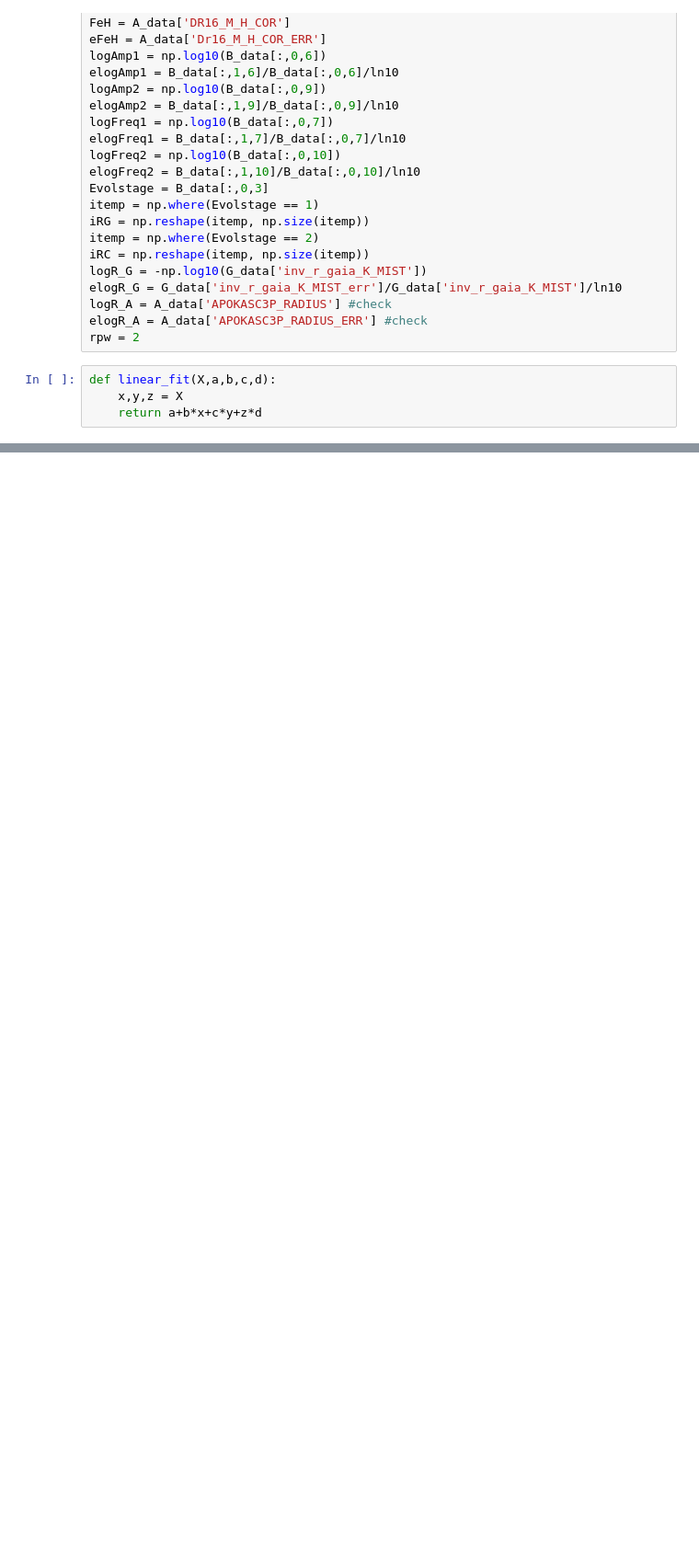
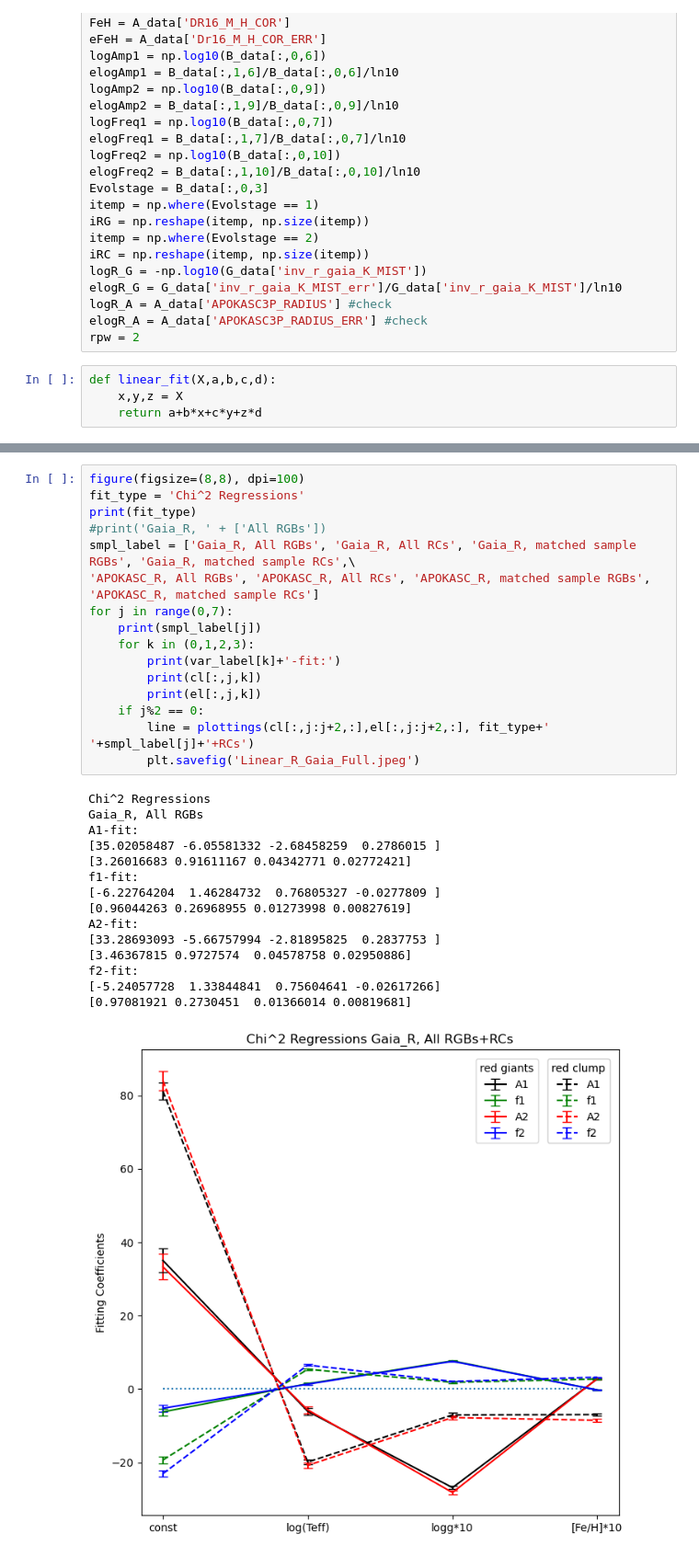
Before and after one commit to pollygecko/sharing-APOGEE_APOKASC, a Jupyter notebook: Umbrella Code for Gaia and APO3.ipynb, the cells around one changed output, grey strips where cells are left out. Shown at 92% size. Cells and saved outputs as stored; diff of their text form; blank space fills up the shorter version.

```diff
--- a/Umbrella Code for Gaia and APO3.ipynb
+++ b/Umbrella Code for Gaia and APO3.ipynb
@@ -258,0 +319,32 @@ f2_fit:
+# %%
+figure(figsize=(8,8), dpi=100)
+fit_type = 'Chi^2 Regressions'
+print(fit_type)
+#print('Gaia_R, ' + ['All RGBs'])
+smpl_label = ['Gaia_R, All RGBs', 'Gaia_R, All RCs', 'Gaia_R, matched sample RGBs', 'Gaia_R, matched sample RCs',\
+'APOKASC_R, All RGBs', 'APOKASC_R, All RCs', 'APOKASC_R, matched sample RGBs', 'APOKASC_R, matched sample RCs']
+for j in range(0,7):
+    print(smpl_label[j])
+    for k in (0,1,2,3):
+        print(var_label[k]+'-fit:')
+        print(cl[:,j,k])
+        print(el[:,j,k])
+    if j%2 == 0:
+        line = plottings(cl[:,j:j+2,:],el[:,j:j+2,:], fit_type+' '+smpl_label[j]+'+RCs')
+        plt.savefig('Linear_R_Gaia_Full.jpeg')
+# %% [output]
+Chi^2 Regressions
+Gaia_R, All RGBs
+A1-fit:
+[35.02058487 -6.05581332 -2.68458259  0.2786015 ]
+[3.26016683 0.91611167 0.04342771 0.02772421]
+f1-fit:
+[-6.22764204  1.46284732  0.76805327 -0.0277809 ]
+[0.96044263 0.26968955 0.01273998 0.00827619]
+A2-fit:
+[33.28693093 -5.66757994 -2.81895825  0.2837753 ]
+[3.46367815 0.9727574  0.04578758 0.02950886]
+f2-fit:
+[-5.24057728  1.33844841  0.75604641 -0.02617266]
+[0.97081921 0.2730451  0.01366014 0.00819681]
+[figure, added]
```
Also changed, not shown: parts of 10 cells of this notebook.
